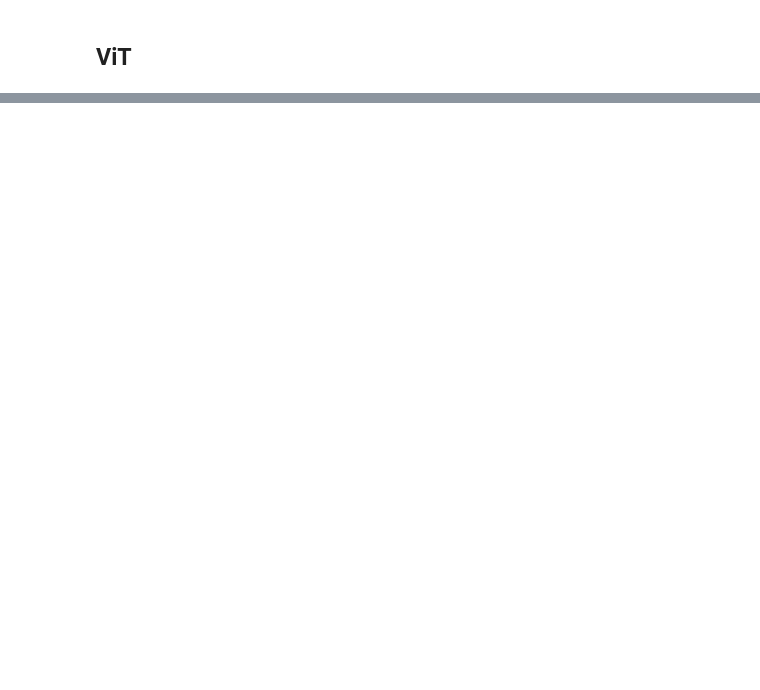
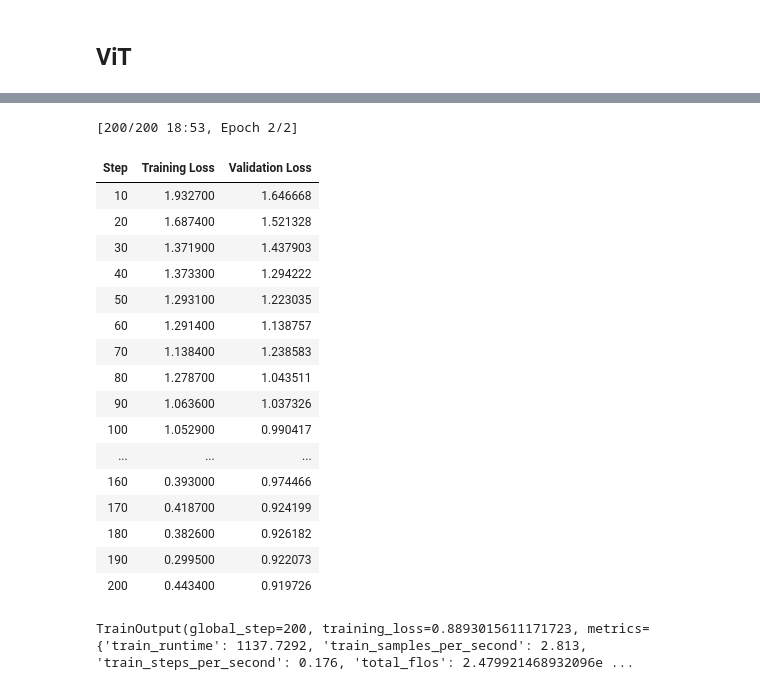
Before and after one commit to wiktoriaszewczyk/CUDA_project_ViT, a Jupyter notebook: project.ipynb, the cells around one changed output, grey strips where cells are left out. Cells and saved outputs as stored; diff of their text form; code cells hidden in the pictures; blank space fills up the shorter version.

```diff
--- a/project.ipynb
+++ b/project.ipynb
@@ -99,0 +88,6 @@ plt.show()
+# %%
+from transformers import ViTImageProcessor, ViTForImageClassification, TrainingArguments, Trainer
+
+dataset = load_dataset("huggan/wikiart", split="train")
+dataset = dataset.select(range(2000))
+dataset = dataset.filter(lambda x: x['genre'] is not None)
@@ -99,0 +130,13 @@ plt.show()
+# %%
+split = dataset.train_test_split(test_size=0.2)
+train_dataset = split['train']
+eval_dataset = split['test']
+# %%
+# Initialize the ViT model with your genre classes
+model = ViTForImageClassification.from_pretrained(
+    'google/vit-base-patch16-224',
+    num_labels=len(genres),
+    id2label=id2label,
+    label2id=label2id,
+    ignore_mismatched_sizes=True
+)
@@ -99,0 +171,29 @@ plt.show()
+# %%
+trainer = Trainer(
+    model=model,
+    args=train_args,
+    train_dataset=train_dataset,
+    eval_dataset=eval_dataset,
+    data_collator=collate_fn
+)
+trainer.train()
+# %% [output]
+[200/200 18:53, Epoch 2/2]
+| Step | Training Loss | Validation Loss |
+| 10 | 1.932700 | 1.646668 |
+| 20 | 1.687400 | 1.521328 |
+| 30 | 1.371900 | 1.437903 |
+| 40 | 1.373300 | 1.294222 |
+| 50 | 1.293100 | 1.223035 |
+| 60 | 1.291400 | 1.138757 |
+| 70 | 1.138400 | 1.238583 |
+| 80 | 1.278700 | 1.043511 |
+| 90 | 1.063600 | 1.037326 |
+| 100 | 1.052900 | 0.990417 |
+| ... | ... | ... |
+| 160 | 0.393000 | 0.974466 |
+| 170 | 0.418700 | 0.924199 |
+| 180 | 0.382600 | 0.926182 |
+| 190 | 0.299500 | 0.922073 |
+| 200 | 0.443400 | 0.919726 |
+TrainOutput(global_step=200, training_loss=0.8893015611171723, metrics={'train_runtime': 1137.7292, 'train_samples_per_second': 2.813, 'train_steps_per_second': 0.176, 'total_flos': 2.479921468932096e ...
```
Also changed, not shown: parts of 18 cells of this notebook.
